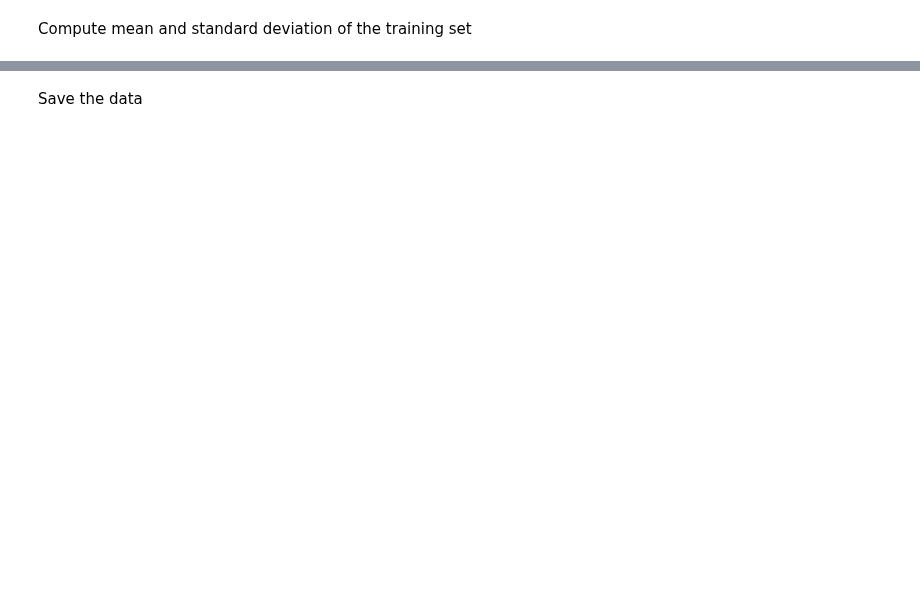
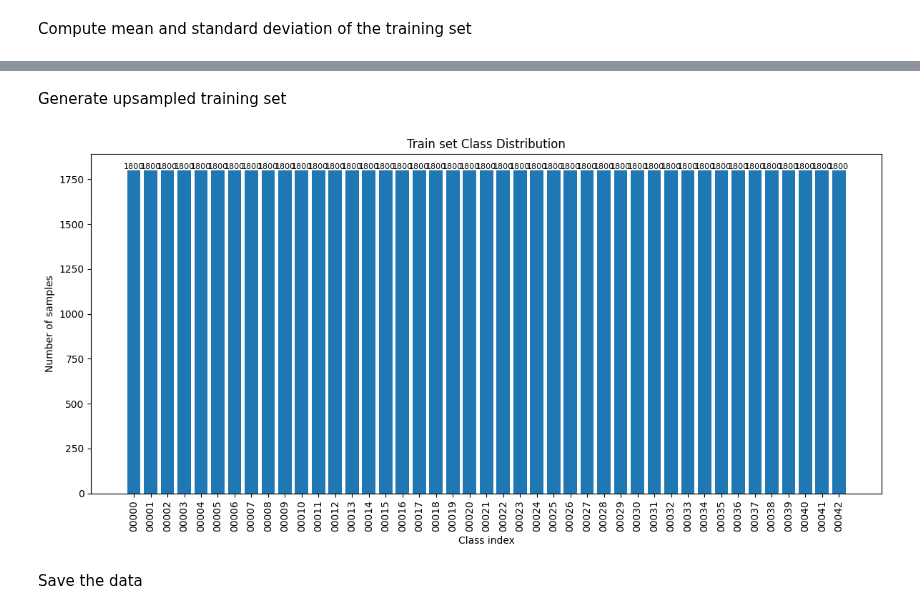
Before and after one commit to gamemeine/ssne, a Jupyter notebook: ex5/1.0-gs-data-preparation.ipynb, the cells around one changed output, grey strips where cells are left out. Cells and saved outputs as stored; diff of their text form; code cells hidden in the pictures; blank space fills up the shorter version.

```diff
--- a/ex5/1.0-gs-data-preparation.ipynb
+++ b/ex5/1.0-gs-data-preparation.ipynb
@@ -128,3 +147,38 @@ print(f"Std: {std.tolist()}")
+# %% [markdown]
+Generate upsampled training set
+# %%
+from collections import Counter
+
+max_count = max(len(idxs) for idxs in train_class_idxs.values())
+
+train_upsampled_paths = []
+train_upsampled_labels = []
+
+for cls in range(num_classes):
+    idxs = train_class_idxs[cls]
+    cls_paths = [train_paths[i] for i in idxs]
+    cls_labels = [train_labels[i] for i in idxs]
+
+    n = len(idxs)
+    # oversample with replacement if below target
+    if n < max_count:
+        extra_idxs = random.choices(idxs, k=max_count - n)
+        cls_paths += [train_paths[i] for i in extra_idxs]
+        cls_labels += [train_labels[i] for i in extra_idxs]
+
+    train_upsampled_paths.extend(cls_paths)
+    train_upsampled_labels.extend(cls_labels)
+
+# Shuffle the upsampled dataset
+combined = list(zip(train_upsampled_paths, train_upsampled_labels))
+random.shuffle(combined)
+train_upsampled_paths, train_upsampled_labels = map(list, zip(*combined))
+
+# (Optional) verify new distribution
+
+plot_distribution(bucket(zip(train_upsampled_paths, train_upsampled_labels)), num_classes)
+# %% [output]
+[figure, added]
 # %% [markdown]
 Save the data
 # %%
```
Also changed, not shown: parts of 10 cells of this notebook, 10 other files.
